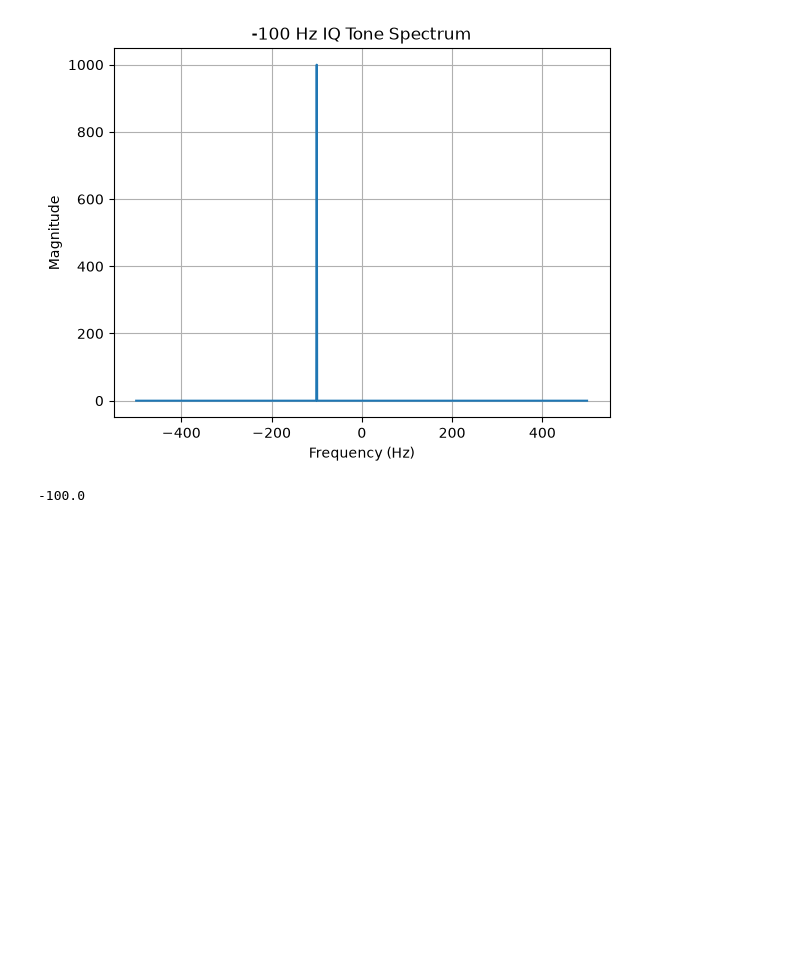
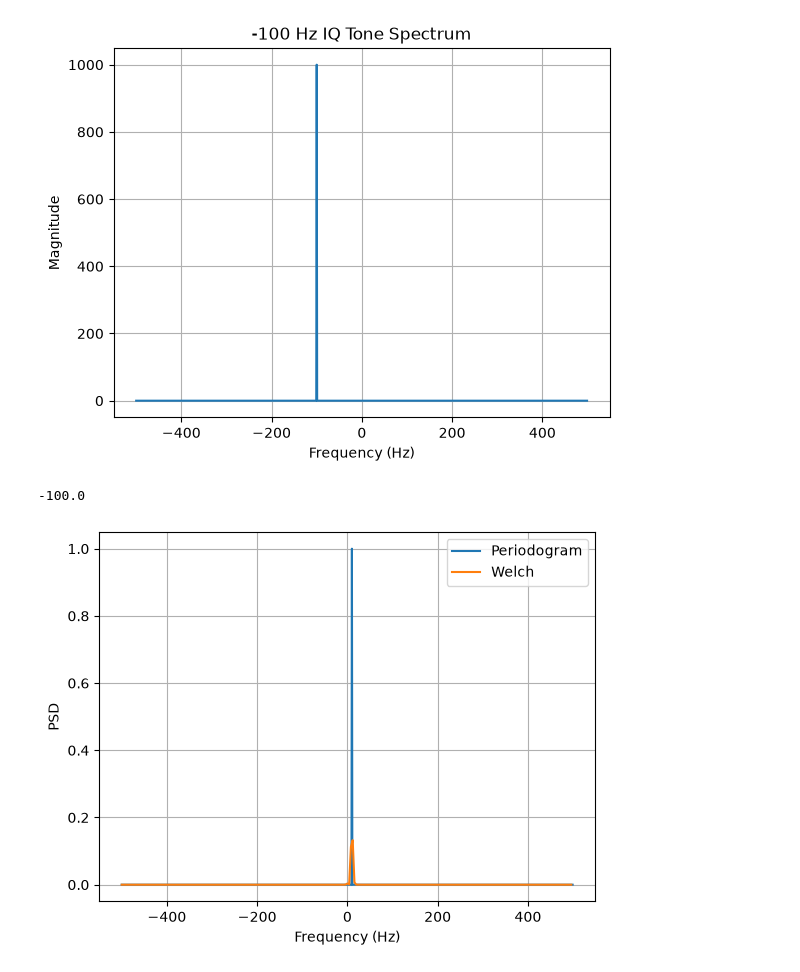
Before and after one commit to Andro-HM/IQWAV, a Jupyter notebook: notebooks/learning/01_tone_generation.ipynb, the cells around one changed output. Saved outputs shown, nothing was run; the diff lists cells and outputs as text; code cells hidden in the pictures; blank space fills up the shorter version.

Commit message:
Add periodogram and Welch PSD utilities

```diff
--- a/notebooks/learning/01_tone_generation.ipynb
+++ b/notebooks/learning/01_tone_generation.ipynb
@@ -131,3 +131,18 @@ print(freqs[np.argmax(mag)])
 # %% [output]
 [figure]
 -100.0
+# %%
+from iqwav.dsp import periodogram_psd, welch_psd
+
+freq_p, psd_p = periodogram_psd(iq, fs)
+freq_w, psd_w = welch_psd(iq, fs)
+
+plt.plot(freq_p, psd_p, label="Periodogram")
+plt.plot(freq_w, psd_w, label="Welch")
+plt.xlabel("Frequency (Hz)")
+plt.ylabel("PSD")
+plt.legend()
+plt.grid()
+plt.show()
+# %% [output]
+[figure, added]
```
Also changed, not shown: 4 other files.
